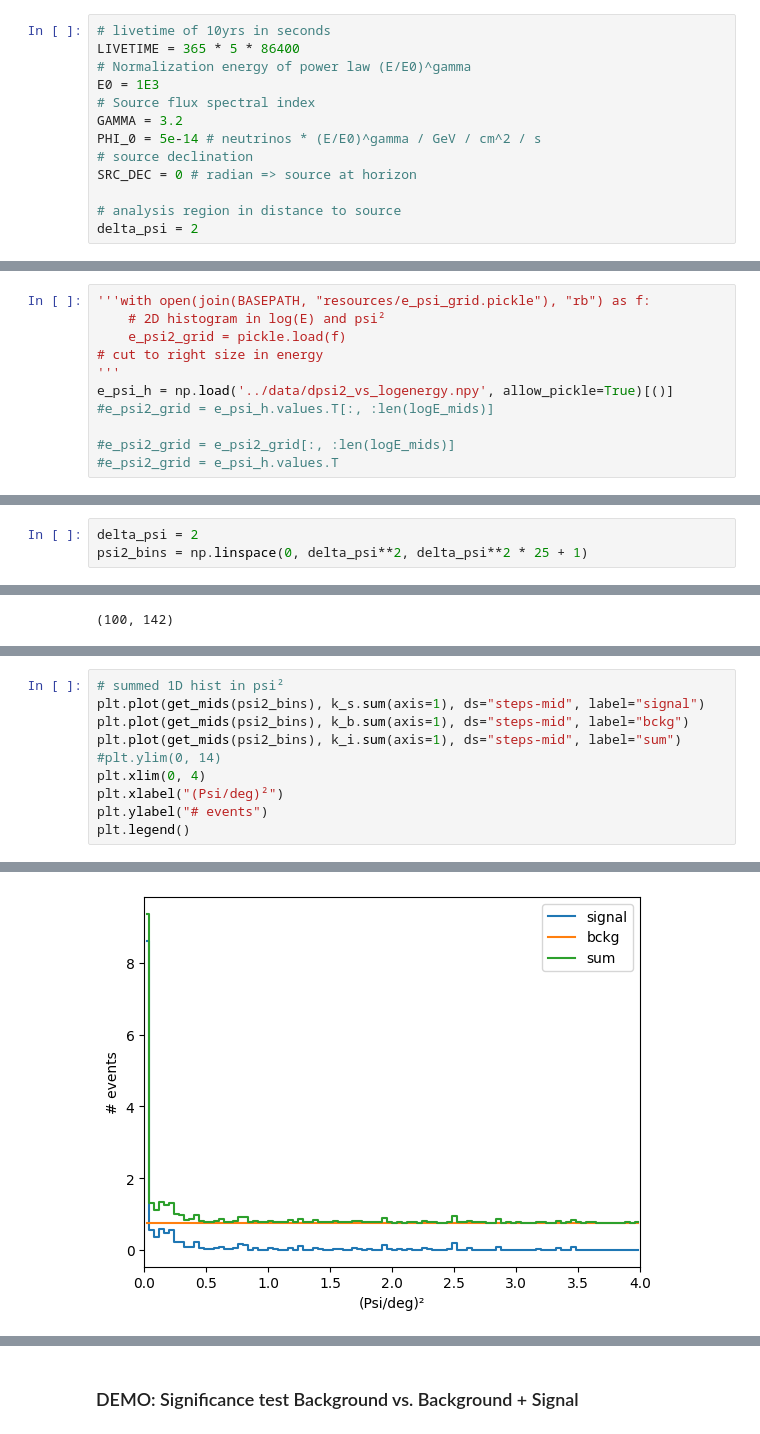
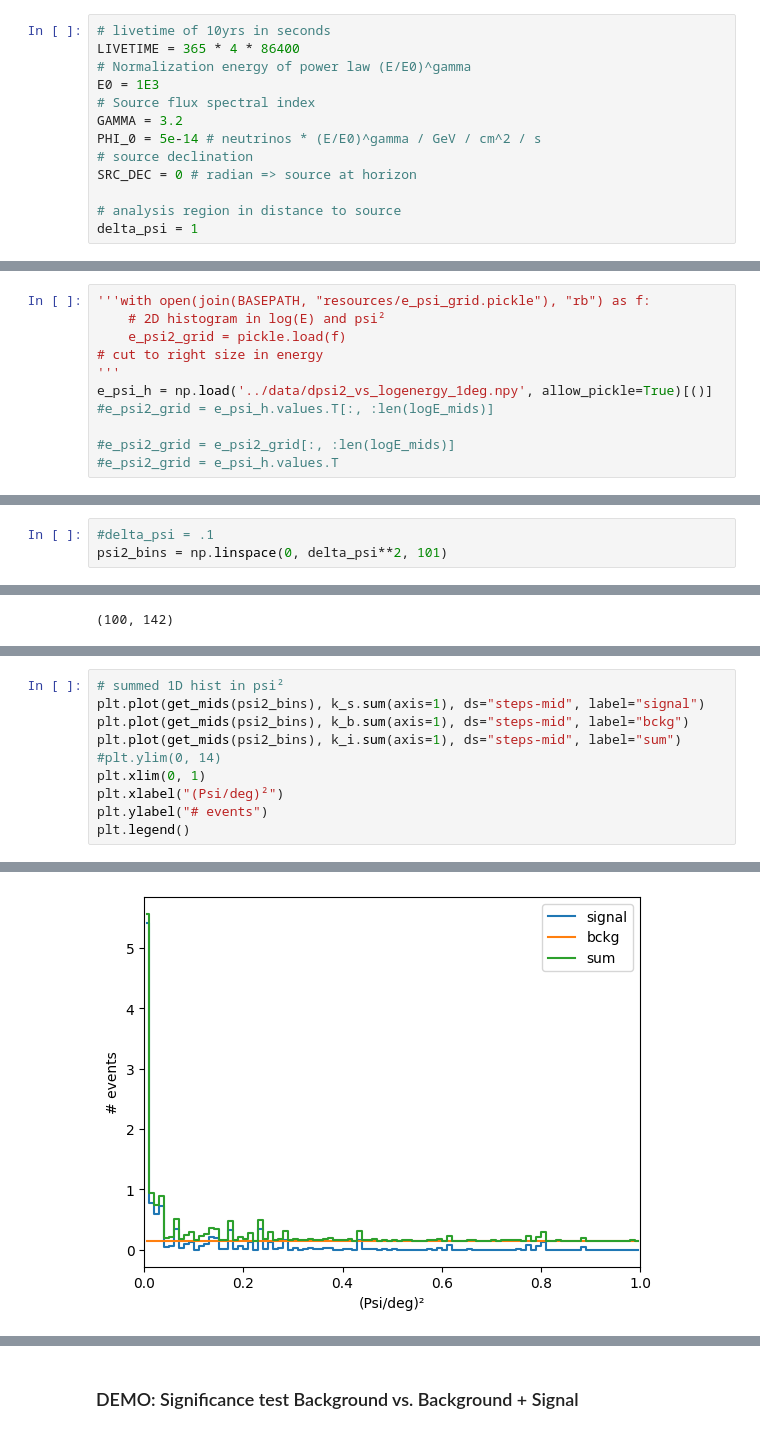
Before and after one commit to ssclafani949/pone_scripts, a Jupyter notebook: nb/flux_to_events_PS-pone.ipynb, the cells around one changed output, grey strips where cells are left out. Cells and saved outputs as stored; diff of their text form.

```diff
--- a/nb/flux_to_events_PS-pone.ipynb
+++ b/nb/flux_to_events_PS-pone.ipynb
@@ -28,7 +28,7 @@ BASEPATH = "/home/ssclafani/pone/software/Plenum/"
 # Source parameters
 # %%
 # livetime of 10yrs in seconds
-LIVETIME = 365 * 5 * 86400
+LIVETIME = 365 * 4 * 86400
 # Normalization energy of power law (E/E0)^gamma
 E0 = 1E3
 # Source flux spectral index
@@ -38,7 +38,7 @@ PHI_0 = 5e-14 # neutrinos * (E/E0)^gamma / GeV / cm^2 / s
 SRC_DEC = 0 # radian => source at horizon
 
 # analysis region in distance to source
-delta_psi = 2
+delta_psi = 1
 # %% [markdown]
 # Functions
 # %%
@@ -324,7 +324,7 @@ e_psi2_grid = e_psi2_grid[:, :len(logE_mids)]
     e_psi2_grid = pickle.load(f)
 # cut to right size in energy
 '''
-e_psi_h = np.load('../data/dpsi2_vs_logenergy.npy', allow_pickle=True)[()]
+e_psi_h = np.load('../data/dpsi2_vs_logenergy_1deg.npy', allow_pickle=True)[()]
 #e_psi2_grid = e_psi_h.values.T[:, :len(logE_mids)]
 
 #e_psi2_grid = e_psi2_grid[:, :len(logE_mids)]
@@ -410,6 +410,6 @@ plt.plot(np.sum(k_s, axis=0))
 # %%
-delta_psi = 2
-psi2_bins = np.linspace(0, delta_psi**2, delta_psi**2 * 25 + 1)
+#delta_psi = .1
+psi2_bins = np.linspace(0, delta_psi**2, 101)
 # %%
 psi2_bins
 # %% [output]
@@ -446,16 +446,16 @@ Text(0.5, 1.0, 'Background atmospheric flux')
 # %%
 # summed 1D hist in psi²
 plt.plot(get_mids(psi2_bins), k_s.sum(axis=1), ds="steps-mid", label="signal")
 plt.plot(get_mids(psi2_bins), k_b.sum(axis=1), ds="steps-mid", label="bckg")
 plt.plot(get_mids(psi2_bins), k_i.sum(axis=1), ds="steps-mid", label="sum")
 #plt.ylim(0, 14)
-plt.xlim(0, 4)
+plt.xlim(0, 1)
 plt.xlabel("(Psi/deg)²")
 plt.ylabel("# events")
 plt.legend()
 # %% [output]
 <matplotlib.legend.Legend at 0x...>
-[figure, old version]
+[figure, new version]
 # %%
 plt.plot(logE_reco_mids, k_s.sum(axis=0), ds="steps-mid", label="signal")
 plt.plot(logE_reco_mids, k_b.sum(axis=0), ds="steps-mid", label="bckg")
```
Also changed, not shown: parts of 9 cells of this notebook, 1 other file.
